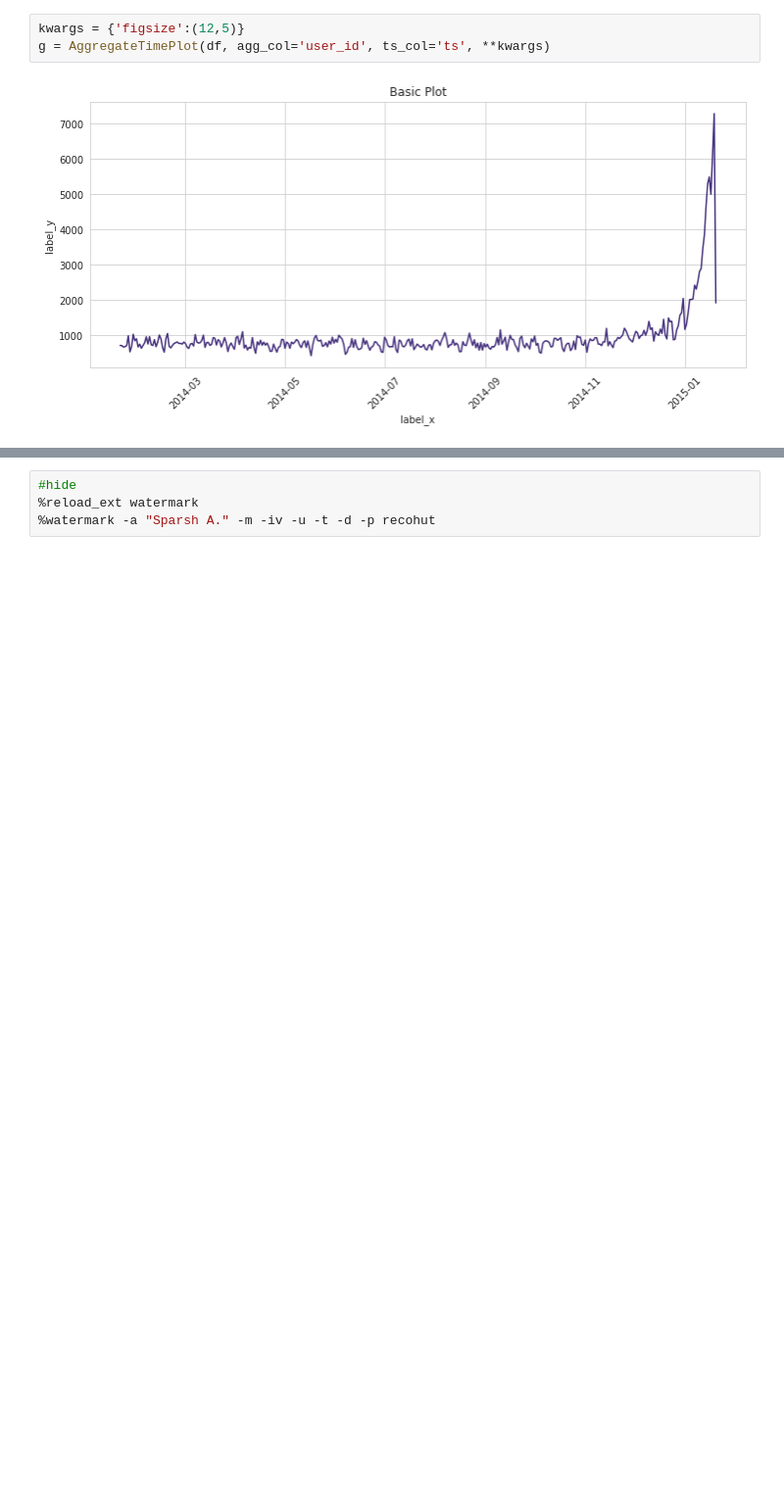
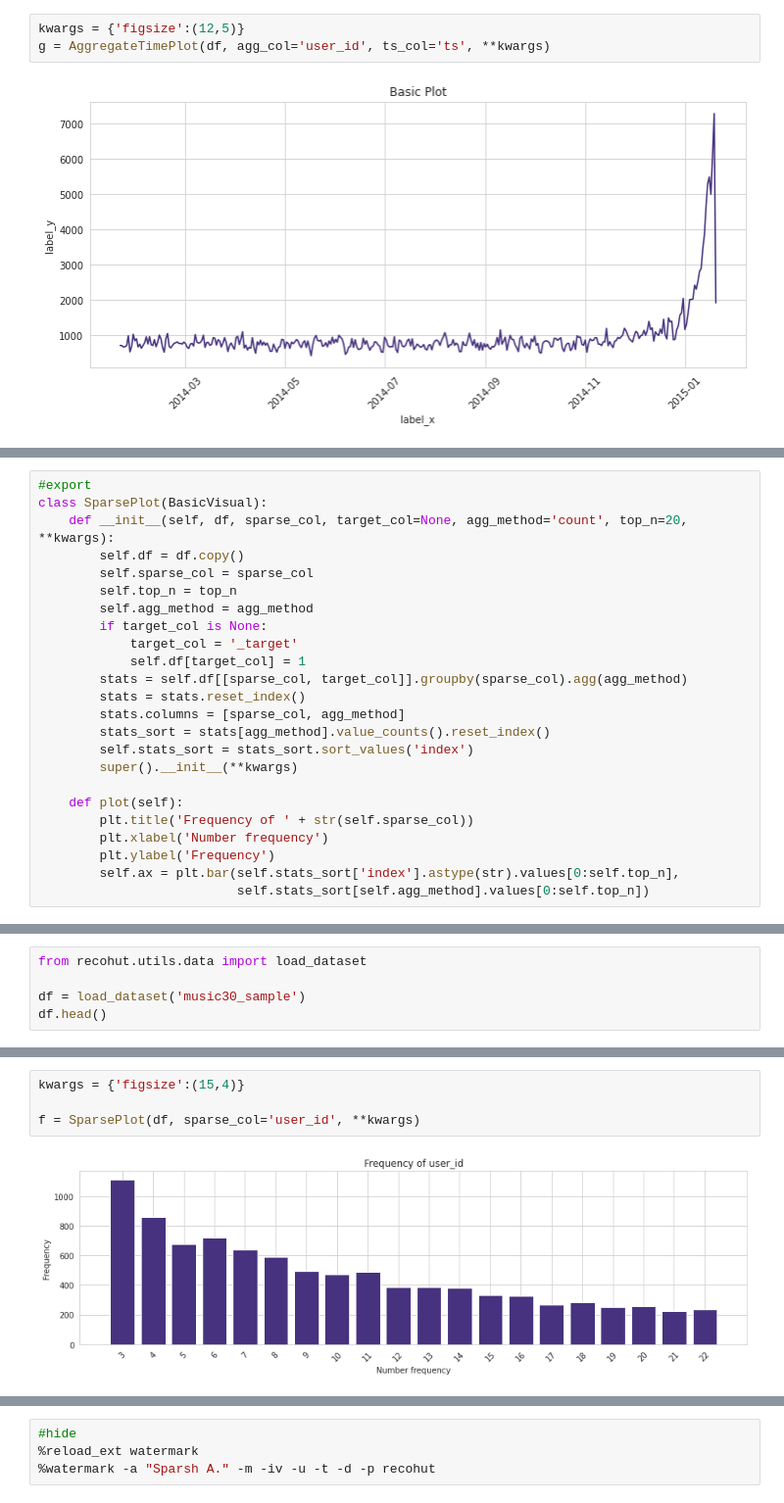
Before and after one commit to recohut/recohut, a Jupyter notebook: nbs/utils/utils.plots.ipynb, the cells around one changed output, grey strips where cells are left out. Shown at 98% size. Drawn from its saved outputs; the diff is of its cells as text; blank space fills up the shorter version.

```diff
--- a/nbs/utils/utils.plots.ipynb
+++ b/nbs/utils/utils.plots.ipynb
@@ -551,0 +570,24 @@ g = AggregateTimePlot(df, agg_col='user_id', ts_col='ts', **kwargs)
+# %%
+#export
+class SparsePlot(BasicVisual):
+    def __init__(self, df, sparse_col, target_col=None, agg_method='count', top_n=20, **kwargs):
+        self.df = df.copy()
+        self.sparse_col = sparse_col
+        self.top_n = top_n
+        self.agg_method = agg_method
+        if target_col is None:
+            target_col = '_target'
+            self.df[target_col] = 1
+        stats = self.df[[sparse_col, target_col]].groupby(sparse_col).agg(agg_method)
+        stats = stats.reset_index()
+        stats.columns = [sparse_col, agg_method]
+        stats_sort = stats[agg_method].value_counts().reset_index()
+        self.stats_sort = stats_sort.sort_values('index')
+        super().__init__(**kwargs)
+
+    def plot(self):
+        plt.title('Frequency of ' + str(self.sparse_col))
+        plt.xlabel('Number frequency')
+        plt.ylabel('Frequency')
+        self.ax = plt.bar(self.stats_sort['index'].astype(str).values[0:self.top_n],
+                          self.stats_sort[self.agg_method].values[0:self.top_n])
@@ -551,0 +596,5 @@ g = AggregateTimePlot(df, agg_col='user_id', ts_col='ts', **kwargs)
+# %%
+from recohut.utils.data import load_dataset
+
+df = load_dataset('music30_sample')
+df.head()
@@ -551,0 +608,6 @@ g = AggregateTimePlot(df, agg_col='user_id', ts_col='ts', **kwargs)
+# %%
+kwargs = {'figsize':(15,4)}
+
+f = SparsePlot(df, sparse_col='user_id', **kwargs)
+# %% [output]
+[figure, added]
```
Also changed, not shown: parts of 25 cells of this notebook.
